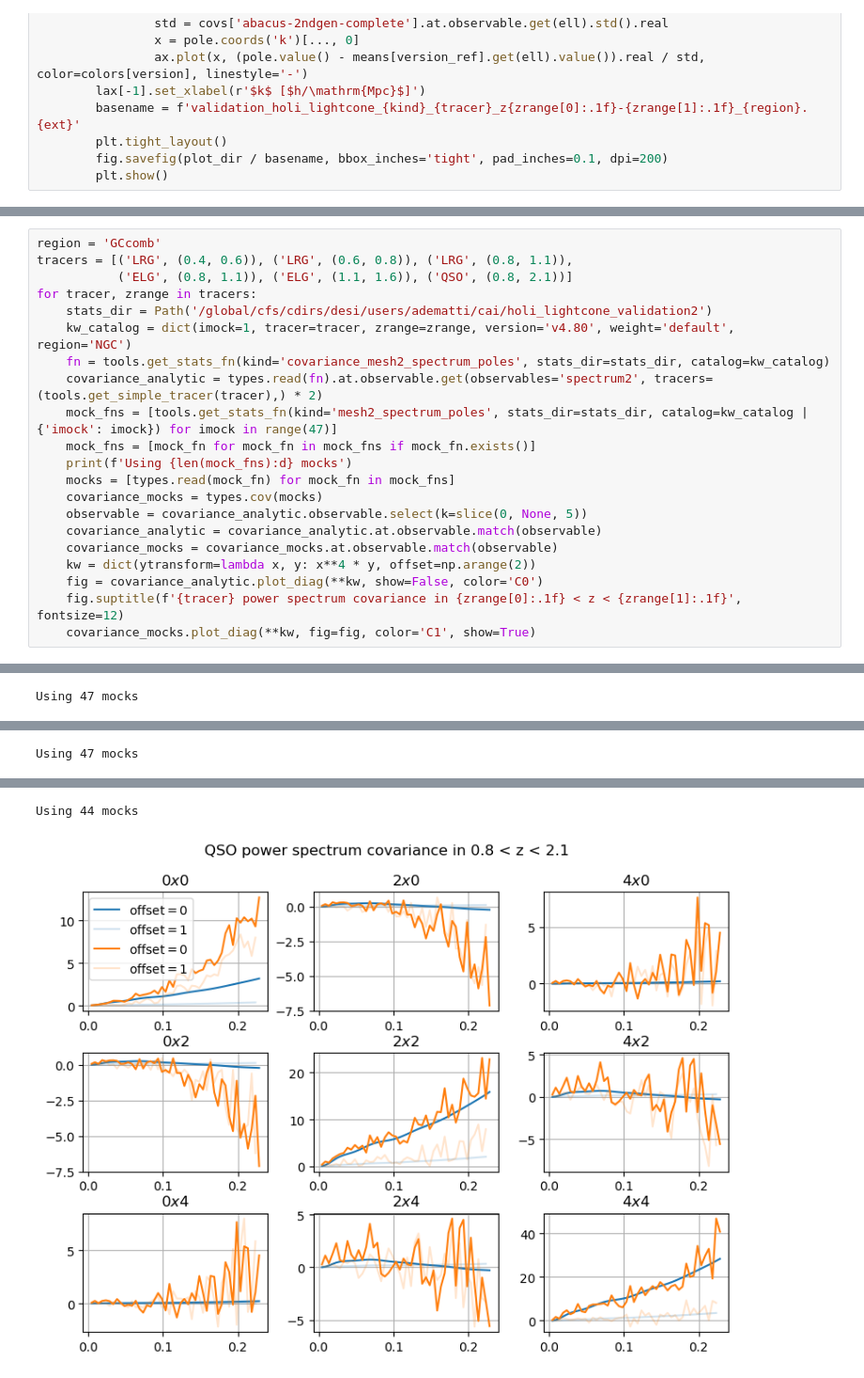
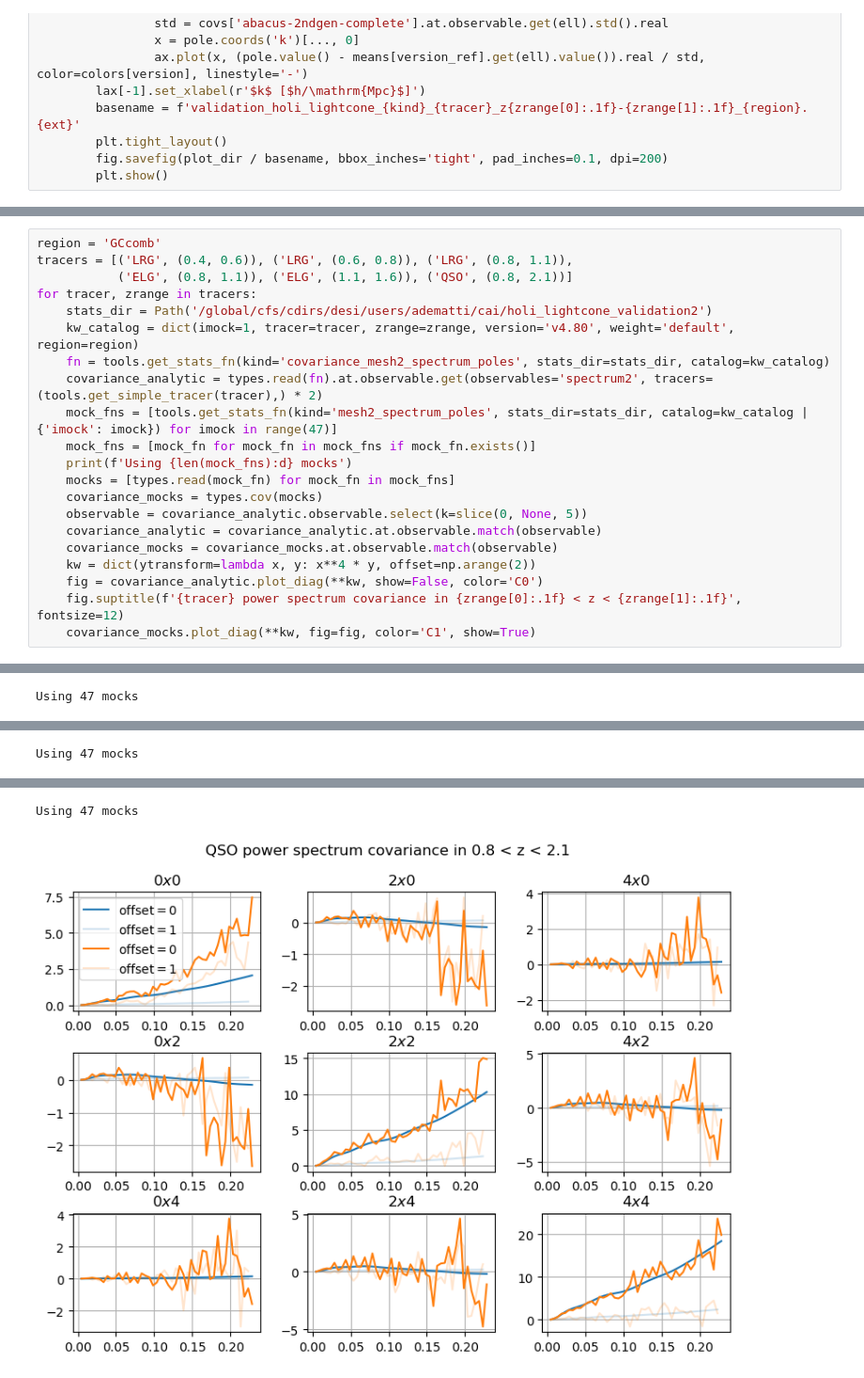
Before and after one commit to AlbertoRosado1/cai-dr2-clustering-products, a Jupyter notebook: clustering_statistics/nb/validation_holi_lightcone.ipynb, the cells around one changed output, grey strips where cells are left out. Shown at 94% size. Saved outputs shown, nothing was run; the diff lists cells and outputs as text.

```diff
--- a/clustering_statistics/nb/validation_holi_lightcone.ipynb
+++ b/clustering_statistics/nb/validation_holi_lightcone.ipynb
@@ -195,7 +195,7 @@ tracers = [('LRG', (0.4, 0.6)), ('LRG', (0.6, 0.8)), ('LRG', (0.8, 1.1)),
            ('ELG', (0.8, 1.1)), ('ELG', (1.1, 1.6)), ('QSO', (0.8, 2.1))]
 for tracer, zrange in tracers:
     stats_dir = Path('/global/cfs/cdirs/desi/users/adematti/cai/holi_lightcone_validation2')
-    kw_catalog = dict(imock=1, tracer=tracer, zrange=zrange, version='v4.80', weight='default', region='NGC')
+    kw_catalog = dict(imock=1, tracer=tracer, zrange=zrange, version='v4.80', weight='default', region=region)
     fn = tools.get_stats_fn(kind='covariance_mesh2_spectrum_poles', stats_dir=stats_dir, catalog=kw_catalog)
     covariance_analytic = types.read(fn).at.observable.get(observables='spectrum2', tracers=(tools.get_simple_tracer(tracer),) * 2)
     mock_fns = [tools.get_stats_fn(kind='mesh2_spectrum_poles', stats_dir=stats_dir, catalog=kw_catalog | {'imock': imock}) for imock in range(47)]
@@ -224,2 +224,2 @@ Using 47 mocks
-Using 44 mocks
+Using 47 mocks
-[figure, old version]
+[figure, new version]
```
Also changed, not shown: parts of 4 cells of this notebook, 5 other files.
